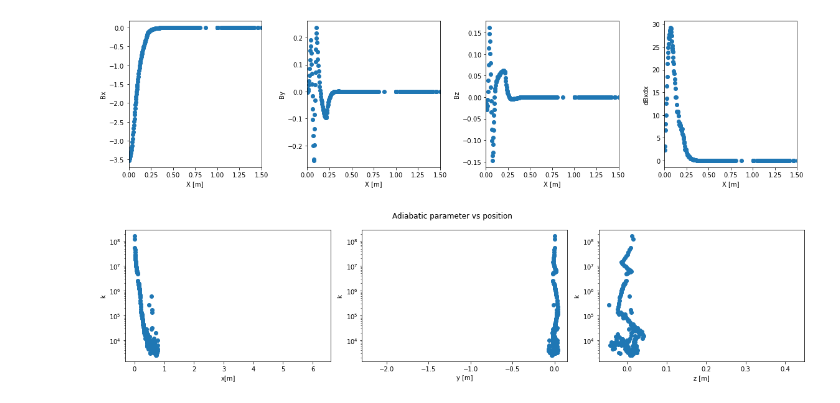
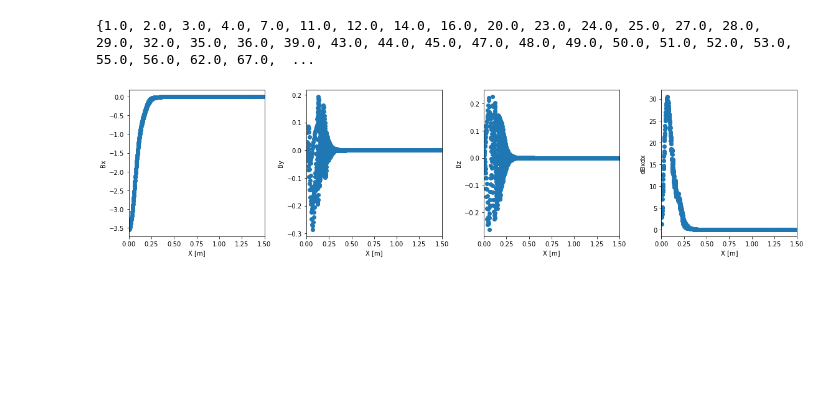
Before and after one commit to eklem1/MesonMagMapping, a Jupyter notebook: PENTrackAnalysis/UCNTrack_adiabtic.ipynb, the cells around one changed output. Saved outputs shown, nothing was run; the diff lists cells and outputs as text; code cells hidden in the pictures; blank space fills up the shorter version.

```diff
--- a/PENTrackAnalysis/UCNTrack_adiabtic.ipynb
+++ b/PENTrackAnalysis/UCNTrack_adiabtic.ipynb
@@ -14,7 +18,9 @@ import ParticlePlottingFunctions as ppf
 # %%
-file1 = "100UCN_fill_SCM_track.root"
+# file1 = "100UCN_fill_SCM_track.root"
+file1 = "400UCN_Fill_trackAndSpinSCM.root"
 
 #get our two different data folders already for ease
 Nend = up.open(file1+":neutronend")
 Nsnapshot = up.open(file1+":neutronsnapshot")
 Ntrack = up.open(file1+":neutrontrack")
+# Nspin = up.open(file1+":spinlog")
@@ -23,36 +63,47 @@ Ntrack = up.open(file1+":neutrontrack")
 
 particleTrack_all = Ntrack.arrays(['particle', 'polarisation', 't', 'x', 'y', 'z', 'vx', 'vy', 'vz',
                     'H', 'E', 'Bx', 'dBxdx', 'dBxdy', 'dBxdz', 'By', 'dBydx', 'dBydy',
-                                   'dBydz', 'Bz', 'dBzdx', 'dBzdy', 'dBzdz'], "(particle==10) & (x > 0)", library="np")
+                                   'dBydz', 'Bz', 'dBzdx', 'dBzdy', 'dBzdz'], library="np")
+
+particleTrack_one = Ntrack.arrays(['particle', 'polarisation', 't', 'x', 'y', 'z', 'vx', 'vy', 'vz',
+                    'H', 'E', 'Bx', 'dBxdx', 'dBxdy', 'dBxdz', 'By', 'dBydx', 'dBydy',
+                                   'dBydz', 'Bz', 'dBzdx', 'dBzdy', 'dBzdz'], "(particle==397) & (x > 0)", library="np")
+# %%
+nonZeroB = np.where(particleTrack_all['Bx'] != 0)
+
+#particle numbers with non-zero Bx entries
+print(set(particleTrack_all['particle'][nonZeroB]))
+# %% [output]
+{1.0, 2.0, 3.0, 4.0, 7.0, 11.0, 12.0, 14.0, 16.0, 20.0, 23.0, 24.0, 25.0, 27.0, 28.0, 29.0, 32.0, 35.0, 36.0, 39.0, 43.0, 44.0, 45.0, 47.0, 48.0, 49.0, 50.0, 51.0, 52.0, 53.0, 55.0, 56.0, 62.0, 67.0,  ...
 # %%
 ## Look at B vs positions
 
 fig, axs = plt.subplots(1, 4, figsize=(16,4))
 
-axs[0].plot(particleTrack_all['x'], particleTrack_all['Bx'], ls="", marker="o")
+axs[0].plot(particleTrack_one['x'], particleTrack_one['Bx'], ls="", marker="o")
 axs[0].set_ylabel('Bx')
 axs[0].set_xlabel('X [m]')
 axs[0].set_xlim(0, 1.5)
 
-axs[1].plot(particleTrack_all['x'], particleTrack_all['By'], ls="", marker="o")
+axs[1].plot(particleTrack_one['x'], particleTrack_one['By'], ls="", marker="o")
 axs[1].set_ylabel('By')
 axs[1].set_xlabel('X [m]')
 axs[1].set_xlim(0, 1.5)
 
-axs[2].plot(particleTrack_all['x'], particleTrack_all['Bz'], ls="", marker="o")
+axs[2].plot(particleTrack_one['x'], particleTrack_one['Bz'], ls="", marker="o")
 axs[2].set_ylabel('Bz')
 axs[2].set_xlabel('X [m]')
 axs[2].set_xlim(0, 1.5)
 
-axs[3].plot(particleTrack_all['x'], particleTrack_all['dBxdx'], ls="", marker="o")
+axs[3].plot(particleTrack_one['x'], particleTrack_one['dBxdx'], ls="", marker="o")
 axs[3].set_ylabel('dBxdx')
 axs[3].set_xlabel('X [m]')
 axs[3].set_xlim(0, 1.5)
 
 plt.tight_layout()
 
 plt.show()
 # %% [output]
-[figure, old version]
+[figure, new version]
 # %%
 gamma_n = const.physical_constants['neutron gyromag. ratio'][0] #s^-1 T^-1, negative
@@ -71,29 +175,0 @@ def K_equ1(B, dbdx, v_n):
-# %%
-x = particleTrack_all['x'].astype(float)
-y = particleTrack_all['y'].astype(float)
-z = particleTrack_all['z'].astype(float)
-times = particleTrack_all['t'].astype(float)
-
-#adiabatic parameter for each position
-k = [K_equ1(particleTrack_all['Bx'][i], particleTrack_all['dBxdx'][i],
-            particleTrack_all['vx'][i]) for i in range(len(particleTrack_all['Bx']))]
-# print(k)
-fig, axs = plt.subplots(1, 3, figsize=(16,4))
-
-axs[0].semilogy(x, k, ls="", marker="o")
-axs[0].set_ylabel('k')
-axs[0].set_xlabel('x[m]')
-
-axs[1].semilogy(y, k, ls="", marker="o")
-axs[1].set_ylabel('k')
-axs[1].set_xlabel('y [m]')
-
-axs[2].semilogy(z, k, ls="", marker="o")
-axs[2].set_ylabel('k')
-axs[2].set_xlabel('z [m]')
-
-plt.suptitle("Adiabatic parameter vs position")
-plt.tight_layout()
-plt.show()
-# %% [output]
-[figure, removed]
```
Also changed, not shown: parts of 10 cells of this notebook, 1 other file.
